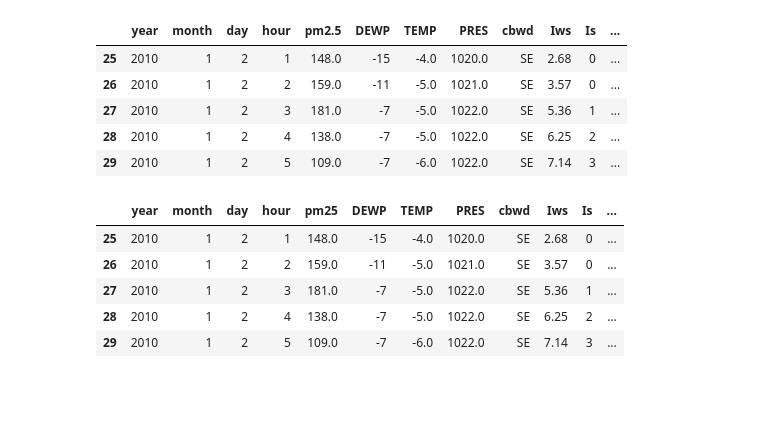
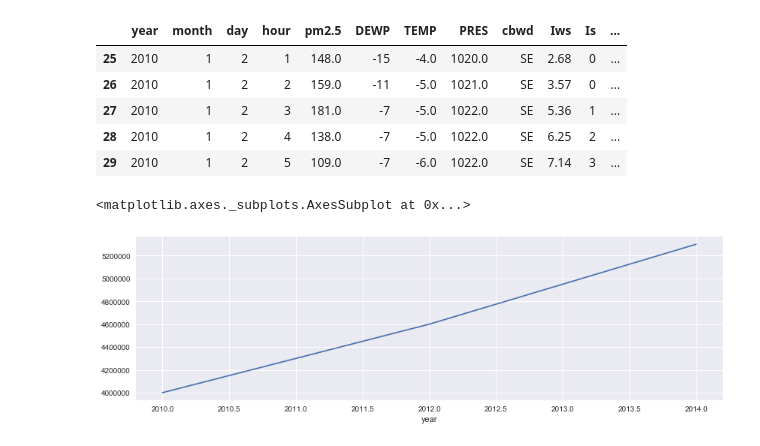
Before and after one commit to jonworkman88/dat11syd, a Jupyter notebook: project/project_3.ipynb, the cells around one changed output. Drawn from its saved outputs; the diff is of its cells as text; code cells hidden in the pictures; blank space fills up the shorter version.

```diff
--- a/project/project_3.ipynb
+++ b/project/project_3.ipynb
@@ -28,0 +35,2 @@ dtype: int64
+# %%
+df['date'] = pd.to_datetime(df[['year', 'month', 'day']])
@@ -35,14 +69,9 @@ df.head()
 | 27 | 2010 | 1 | 2 | 3 | 181.0 | -7 | -5.0 | 1022.0 | SE | 5.36 | 1 | ... |
 | 28 | 2010 | 1 | 2 | 4 | 138.0 | -7 | -5.0 | 1022.0 | SE | 6.25 | 2 | ... |
 | 29 | 2010 | 1 | 2 | 5 | 109.0 | -7 | -6.0 | 1022.0 | SE | 7.14 | 3 | ... |
-# %%
-df.columns = ['year', 'month','day', 'hour', 'pm25', 'DEWP', 'TEMP', 'PRES', 'cbwd', 'Iws', 'Is', 'Ir', 'cars', 'average_pm']
-# %%
-df.head()
-# %% [output]
-|  | year | month | day | hour | pm25 | DEWP | TEMP | PRES | cbwd | Iws | Is | ... |
-| 25 | 2010 | 1 | 2 | 1 | 148.0 | -15 | -4.0 | 1020.0 | SE | 2.68 | 0 | ... |
-| 26 | 2010 | 1 | 2 | 2 | 159.0 | -11 | -5.0 | 1021.0 | SE | 3.57 | 0 | ... |
-| 27 | 2010 | 1 | 2 | 3 | 181.0 | -7 | -5.0 | 1022.0 | SE | 5.36 | 1 | ... |
-| 28 | 2010 | 1 | 2 | 4 | 138.0 | -7 | -5.0 | 1022.0 | SE | 6.25 | 2 | ... |
-| 29 | 2010 | 1 | 2 | 5 | 109.0 | -7 | -6.0 | 1022.0 | SE | 7.14 | 3 | ... |
+# %%
+mean_cars = df.groupby('year')['cars'].mean()
+mean_cars.plot(kind='line',figsize=(14,4))
+# %% [output]
+<matplotlib.axes._subplots.AxesSubplot at 0x...>
+[figure, added]
```
Also changed, not shown: parts of 39 cells of this notebook, 5 other files.
